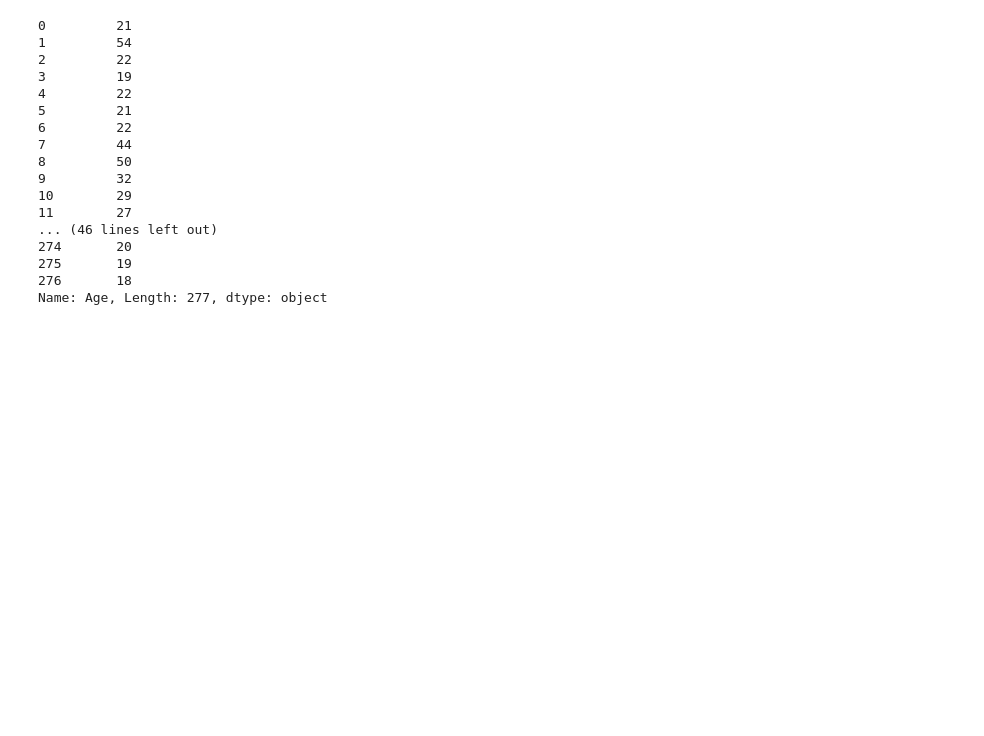
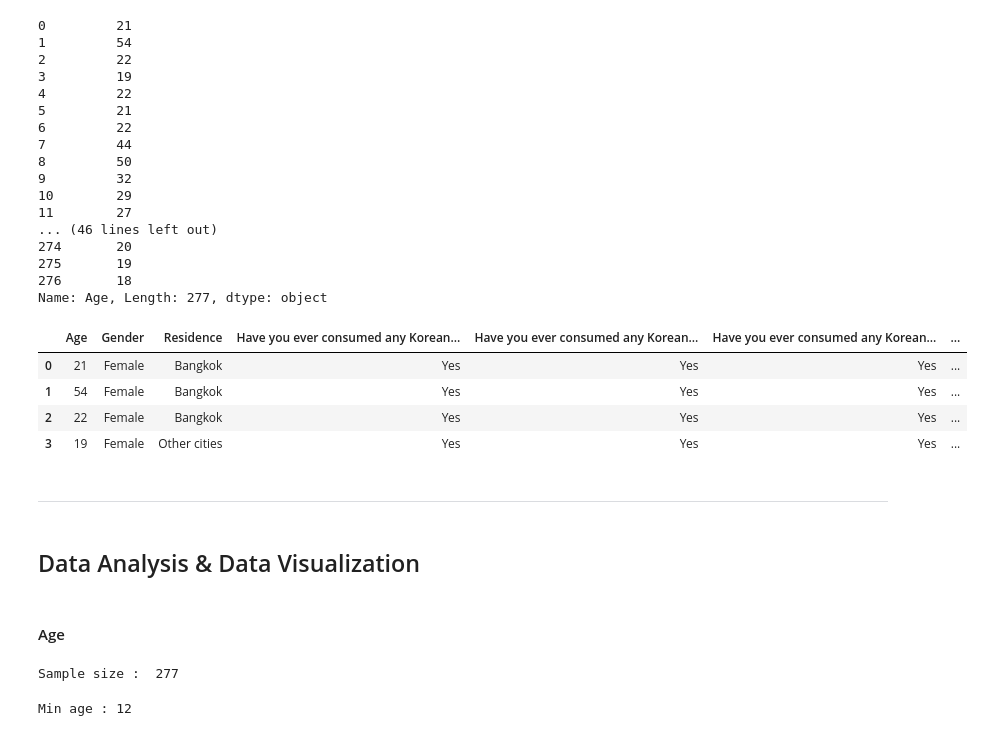
Before and after one commit to deartanapol10/Madmee-Final-Project, a Jupyter notebook: The Relation Between The Rise of Korean Wave (Hallyu) in Thailand and Thai People’s Attitude and Tendency in Visiting South Korea.ipynb, the cells around one changed output. Saved outputs shown, nothing was run; the diff lists cells and outputs as text; code cells hidden in the pictures; blank space fills up the shorter version.

```diff
--- a/The Relation Between The Rise of Korean Wave (Hallyu) in Thailand and Thai People’s Attitude and Tendency in Visiting South Korea.ipynb
+++ b/The Relation Between The Rise of Korean Wave (Hallyu) in Thailand and Thai People’s Attitude and Tendency in Visiting South Korea.ipynb
@@ -110 +133,23 @@ data.iloc[26, 0] = '47'
 data.iloc[250, 0] = '54'
+# %%
+data.head(4)
+# %% [output]
+|  | Age | Gender | Residence | Have you ever consumed any Korean... | Have you ever consumed any Korean... | Have you ever consumed any Korean... | ... |
+| 0 | 21 | Female | Bangkok | Yes | Yes | Yes | ... |
+| 1 | 54 | Female | Bangkok | Yes | Yes | Yes | ... |
+| 2 | 22 | Female | Bangkok | Yes | Yes | Yes | ... |
+| 3 | 19 | Female | Other cities | Yes | Yes | Yes | ... |
+# %% [markdown]
+__________________
+# %% [markdown]
+## Data Analysis & Data Visualization
+# %% [markdown]
+#### Age
+# %%
+print('Sample size : ', data.iloc[:, 0].count())
+# %% [output]
+Sample size :  277
+# %%
+print('Min age :', data.iloc[:, 0].min())
+# %% [output]
+Min age : 12
```
Also changed, not shown: parts of 18 cells of this notebook.
